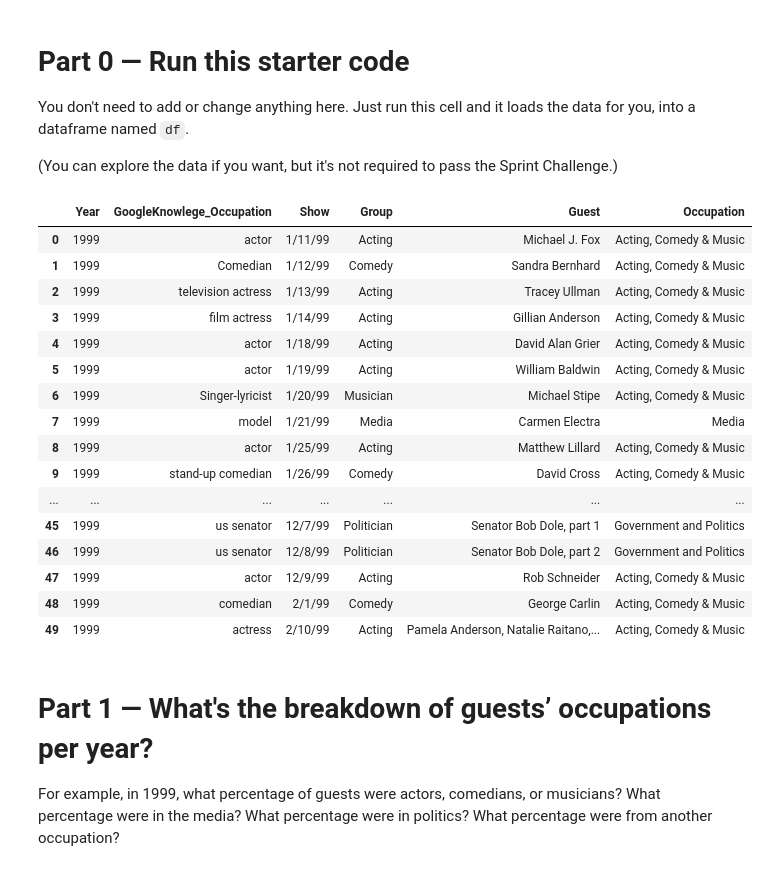
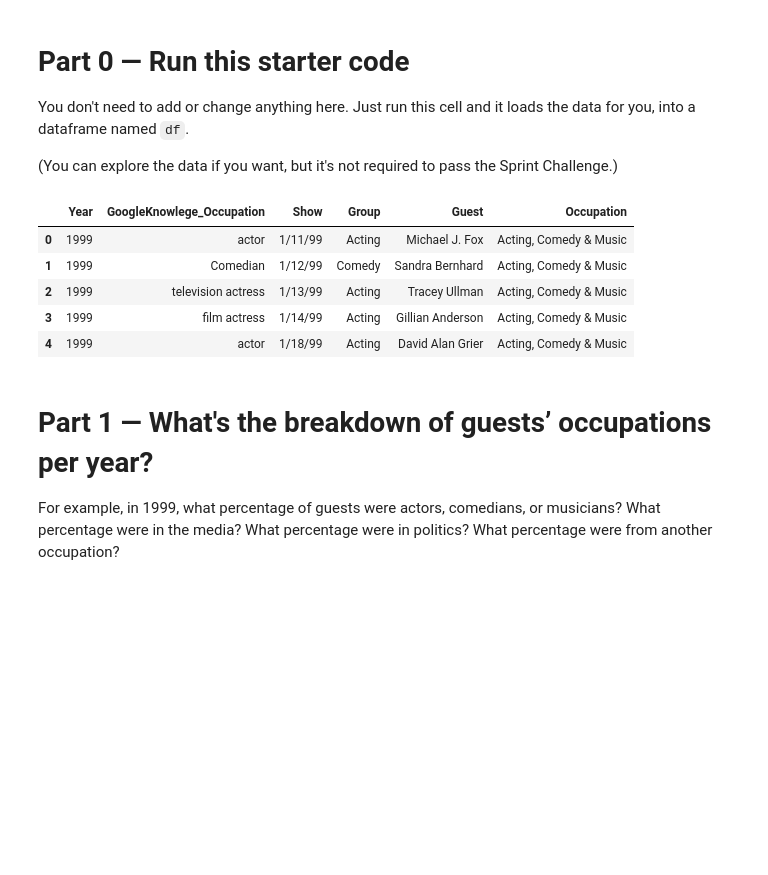
Before and after one commit to bloominstituteoftechnology/DS-Sprint-02-Storytelling-With-Data, a Jupyter notebook: DS_Unit_1_Sprint_Challenge_2.ipynb, the cells around one changed output. Saved outputs shown, nothing was run; the diff lists cells and outputs as text; code cells hidden in the pictures; blank space fills up the shorter version.

```diff
--- a/DS_Unit_1_Sprint_Challenge_2.ipynb
+++ b/DS_Unit_1_Sprint_Challenge_2.ipynb
@@ -31,25 +31,14 @@ def get_occupation(group):
 
 df['Occupation'] = df['Group'].apply(get_occupation)
 # %%
-df.head(50)
+df.head(5)
 # %% [output]
 |  | Year | GoogleKnowlege_Occupation | Show | Group | Guest | Occupation |
 | 0 | 1999 | actor | 1/11/99 | Acting | Michael J. Fox | Acting, Comedy & Music |
 | 1 | 1999 | Comedian | 1/12/99 | Comedy | Sandra Bernhard | Acting, Comedy & Music |
 | 2 | 1999 | television actress | 1/13/99 | Acting | Tracey Ullman | Acting, Comedy & Music |
 | 3 | 1999 | film actress | 1/14/99 | Acting | Gillian Anderson | Acting, Comedy & Music |
 | 4 | 1999 | actor | 1/18/99 | Acting | David Alan Grier | Acting, Comedy & Music |
-| 5 | 1999 | actor | 1/19/99 | Acting | William Baldwin | Acting, Comedy & Music |
-| 6 | 1999 | Singer-lyricist | 1/20/99 | Musician | Michael Stipe | Acting, Comedy & Music |
-| 7 | 1999 | model | 1/21/99 | Media | Carmen Electra | Media |
-| 8 | 1999 | actor | 1/25/99 | Acting | Matthew Lillard | Acting, Comedy & Music |
-| 9 | 1999 | stand-up comedian | 1/26/99 | Comedy | David Cross | Acting, Comedy & Music |
-| ... | ... | ... | ... | ... | ... | ... |
-| 45 | 1999 | us senator | 12/7/99 | Politician | Senator Bob Dole, part 1 | Government and Politics |
-| 46 | 1999 | us senator | 12/8/99 | Politician | Senator Bob Dole, part 2 | Government and Politics |
-| 47 | 1999 | actor | 12/9/99 | Acting | Rob Schneider | Acting, Comedy & Music |
-| 48 | 1999 | comedian | 2/1/99 | Comedy | George Carlin | Acting, Comedy & Music |
-| 49 | 1999 | actress | 2/10/99 | Acting | Pamela Anderson, Natalie Raitano,... | Acting, Comedy & Music |
 # %% [markdown]
 # Part 1 — What's the breakdown of guests’ occupations per year?
 
```
Also changed, not shown: parts of 3 cells of this notebook.
